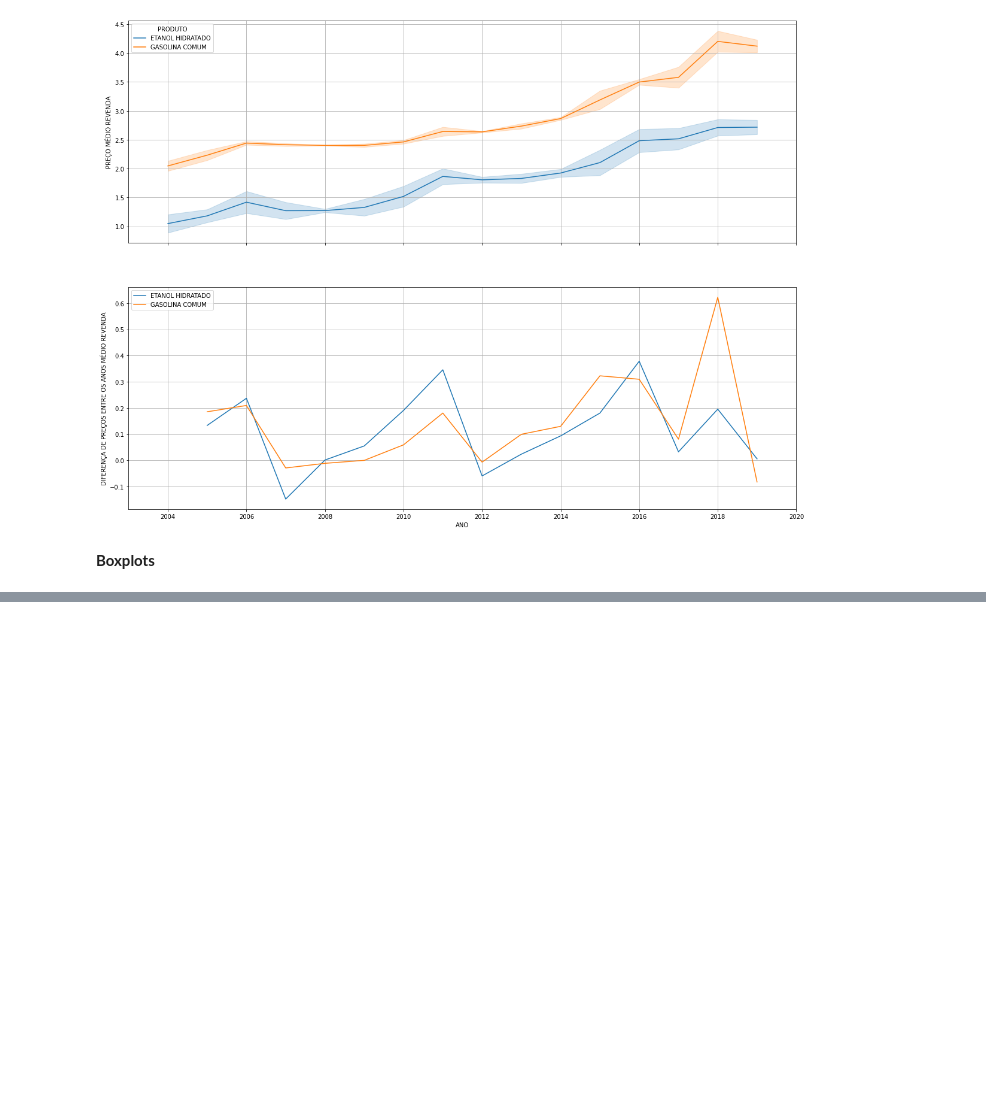
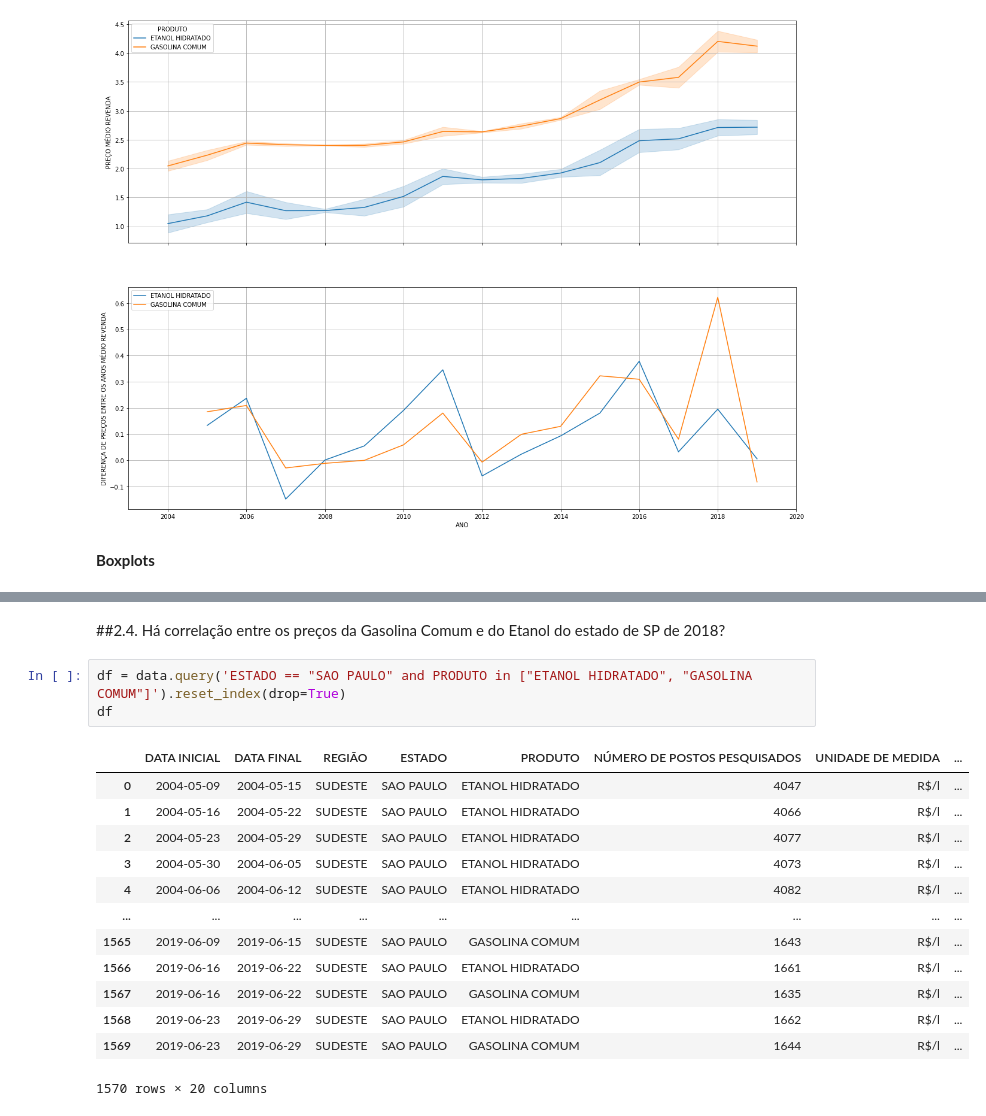
Before and after one commit to edmgjr/portifolio, a Jupyter notebook: Analise_Exploratória_Preços_combustiveis.ipynb, the cells around one changed output, grey strips where cells are left out. Cells and saved outputs as stored; diff of their text form; blank space fills up the shorter version.

```diff
--- a/Analise_Exploratória_Preços_combustiveis.ipynb
+++ b/Analise_Exploratória_Preços_combustiveis.ipynb
@@ -671,0 +716,19 @@ ax.set_xlabel("Produto")
+# %% [markdown]
+##2.4. Há correlação entre os preços da Gasolina Comum e do Etanol do estado de SP de 2018?
+# %%
+df = data.query('ESTADO == "SAO PAULO" and PRODUTO in ["ETANOL HIDRATADO", "GASOLINA COMUM"]').reset_index(drop=True)
+df
+# %% [output]
+|  | DATA INICIAL | DATA FINAL | REGIÃO | ESTADO | PRODUTO | NÚMERO DE POSTOS PESQUISADOS | UNIDADE DE MEDIDA | ... |
+| 0 | 2004-05-09 | 2004-05-15 | SUDESTE | SAO PAULO | ETANOL HIDRATADO | 4047 | R$/l | ... |
+| 1 | 2004-05-16 | 2004-05-22 | SUDESTE | SAO PAULO | ETANOL HIDRATADO | 4066 | R$/l | ... |
+| 2 | 2004-05-23 | 2004-05-29 | SUDESTE | SAO PAULO | ETANOL HIDRATADO | 4077 | R$/l | ... |
+| 3 | 2004-05-30 | 2004-06-05 | SUDESTE | SAO PAULO | ETANOL HIDRATADO | 4073 | R$/l | ... |
+| 4 | 2004-06-06 | 2004-06-12 | SUDESTE | SAO PAULO | ETANOL HIDRATADO | 4082 | R$/l | ... |
+| ... | ... | ... | ... | ... | ... | ... | ... | ... |
+| 1565 | 2019-06-09 | 2019-06-15 | SUDESTE | SAO PAULO | GASOLINA COMUM | 1643 | R$/l | ... |
+| 1566 | 2019-06-16 | 2019-06-22 | SUDESTE | SAO PAULO | ETANOL HIDRATADO | 1661 | R$/l | ... |
+| 1567 | 2019-06-16 | 2019-06-22 | SUDESTE | SAO PAULO | GASOLINA COMUM | 1635 | R$/l | ... |
+| 1568 | 2019-06-23 | 2019-06-29 | SUDESTE | SAO PAULO | ETANOL HIDRATADO | 1662 | R$/l | ... |
+| 1569 | 2019-06-23 | 2019-06-29 | SUDESTE | SAO PAULO | GASOLINA COMUM | 1644 | R$/l | ... |
+1570 rows × 20 columns
```
Also changed, not shown: parts of 4 cells of this notebook.
